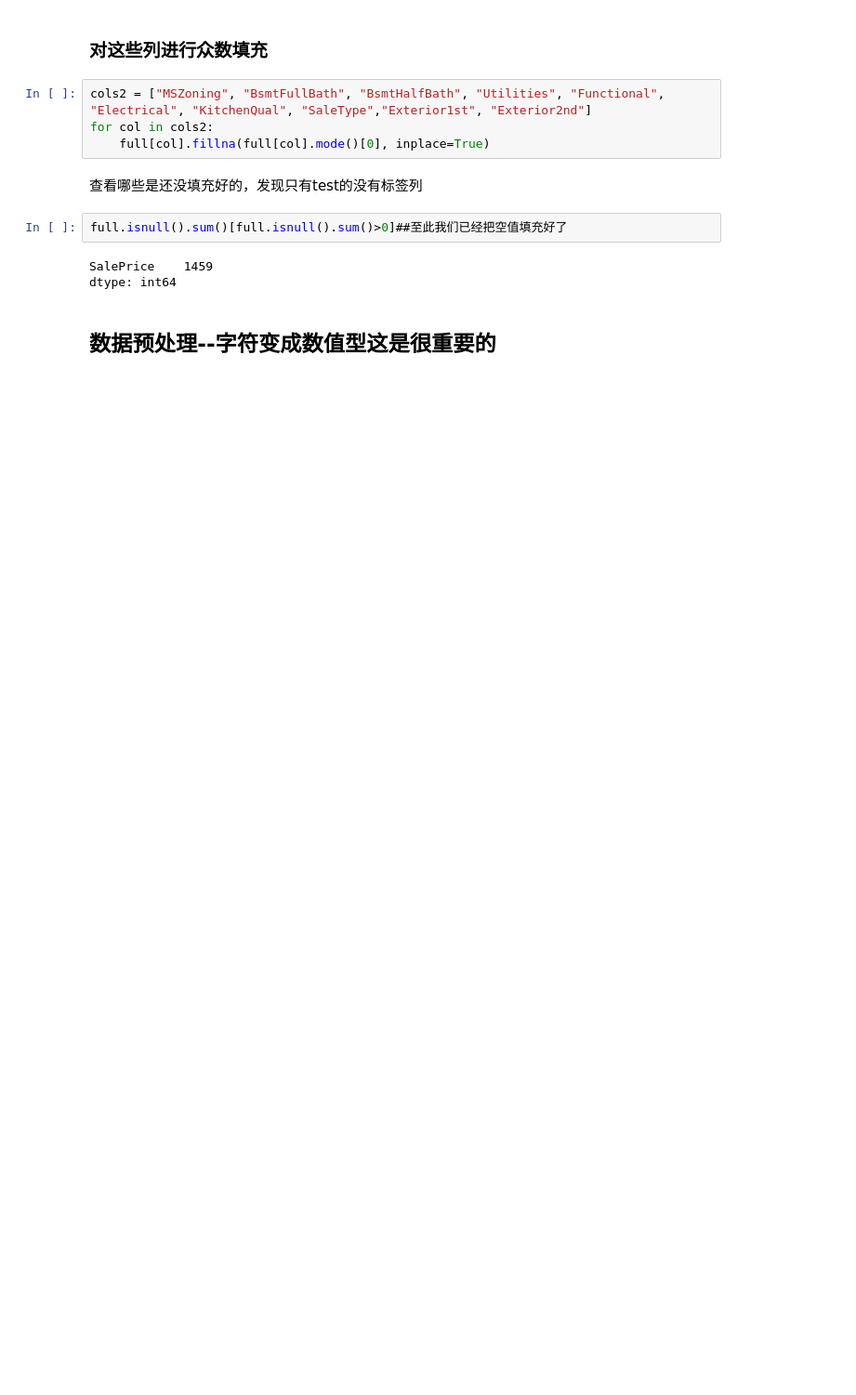
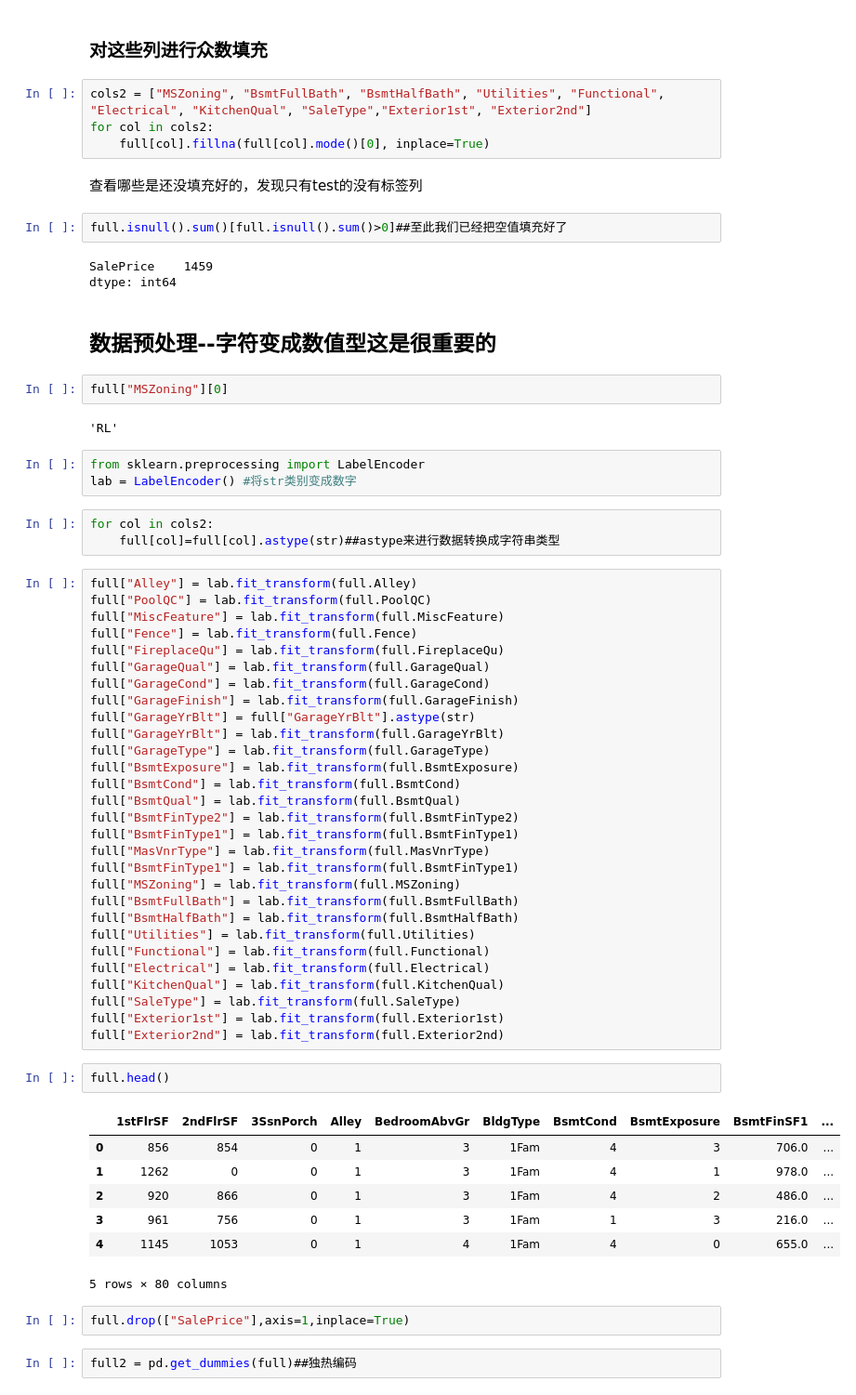
Before and after one commit to Baytoro/MLCompetition, a Jupyter notebook: House Prices Predicting/baseline.ipynb, the cells around one changed output. Shown at 93% size. Saved outputs shown, nothing was run; the diff lists cells and outputs as text; blank space fills up the shorter version.

```diff
--- a/HousePricesPredicting/baseline.ipynb
+++ b/House Prices Predicting/baseline.ipynb
@@ -111,3 +111,56 @@ SalePrice    1459
 dtype: int64
 # %% [markdown]
 ## 数据预处理--字符变成数值型这是很重要的
+# %%
+full["MSZoning"][0]
+# %% [output]
+'RL'
+# %%
+from sklearn.preprocessing import LabelEncoder
+lab = LabelEncoder() #将str类别变成数字
+# %%
+for col in cols2:
+    full[col]=full[col].astype(str)##astype来进行数据转换成字符串类型
+# %%
+full["Alley"] = lab.fit_transform(full.Alley)
+full["PoolQC"] = lab.fit_transform(full.PoolQC)
+full["MiscFeature"] = lab.fit_transform(full.MiscFeature)
+full["Fence"] = lab.fit_transform(full.Fence)
+full["FireplaceQu"] = lab.fit_transform(full.FireplaceQu)
+full["GarageQual"] = lab.fit_transform(full.GarageQual)
+full["GarageCond"] = lab.fit_transform(full.GarageCond)
+full["GarageFinish"] = lab.fit_transform(full.GarageFinish)
+full["GarageYrBlt"] = full["GarageYrBlt"].astype(str)
+full["GarageYrBlt"] = lab.fit_transform(full.GarageYrBlt)
+full["GarageType"] = lab.fit_transform(full.GarageType)
+full["BsmtExposure"] = lab.fit_transform(full.BsmtExposure)
+full["BsmtCond"] = lab.fit_transform(full.BsmtCond)
+full["BsmtQual"] = lab.fit_transform(full.BsmtQual)
+full["BsmtFinType2"] = lab.fit_transform(full.BsmtFinType2)
+full["BsmtFinType1"] = lab.fit_transform(full.BsmtFinType1)
+full["MasVnrType"] = lab.fit_transform(full.MasVnrType)
+full["BsmtFinType1"] = lab.fit_transform(full.BsmtFinType1)
+full["MSZoning"] = lab.fit_transform(full.MSZoning)
+full["BsmtFullBath"] = lab.fit_transform(full.BsmtFullBath)
+full["BsmtHalfBath"] = lab.fit_transform(full.BsmtHalfBath)
+full["Utilities"] = lab.fit_transform(full.Utilities)
+full["Functional"] = lab.fit_transform(full.Functional)
+full["Electrical"] = lab.fit_transform(full.Electrical)
+full["KitchenQual"] = lab.fit_transform(full.KitchenQual)
+full["SaleType"] = lab.fit_transform(full.SaleType)
+full["Exterior1st"] = lab.fit_transform(full.Exterior1st)
+full["Exterior2nd"] = lab.fit_transform(full.Exterior2nd)
+# %%
+full.head()
+# %% [output]
+|  | 1stFlrSF | 2ndFlrSF | 3SsnPorch | Alley | BedroomAbvGr | BldgType | BsmtCond | BsmtExposure | BsmtFinSF1 | ... |
+| 0 | 856 | 854 | 0 | 1 | 3 | 1Fam | 4 | 3 | 706.0 | ... |
+| 1 | 1262 | 0 | 0 | 1 | 3 | 1Fam | 4 | 1 | 978.0 | ... |
+| 2 | 920 | 866 | 0 | 1 | 3 | 1Fam | 4 | 2 | 486.0 | ... |
+| 3 | 961 | 756 | 0 | 1 | 3 | 1Fam | 1 | 3 | 216.0 | ... |
+| 4 | 1145 | 1053 | 0 | 1 | 4 | 1Fam | 4 | 0 | 655.0 | ... |
+5 rows × 80 columns
+# %%
+full.drop(["SalePrice"],axis=1,inplace=True)
+# %%
+full2 = pd.get_dummies(full)##独热编码
```
Also changed, not shown: parts of 8 cells of this notebook, 6 other files.
